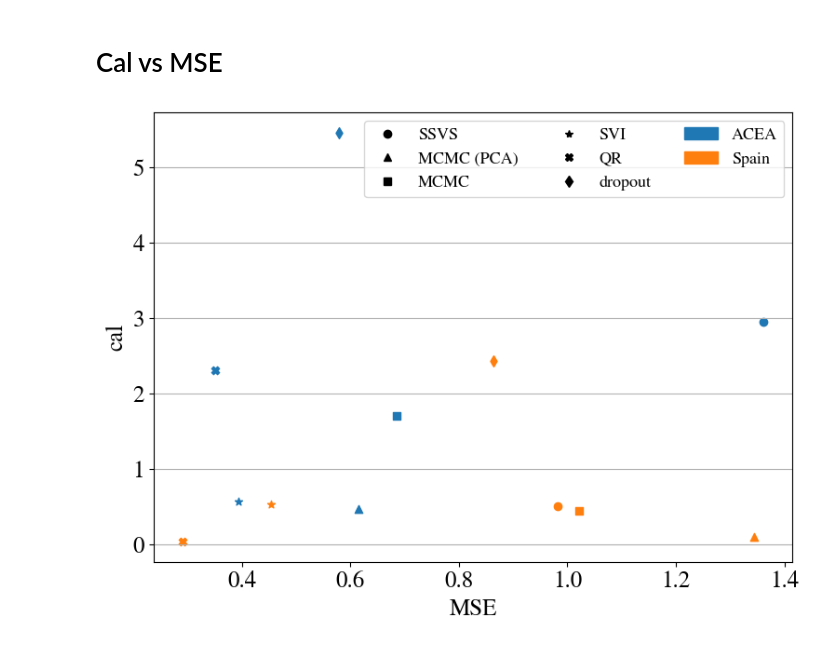
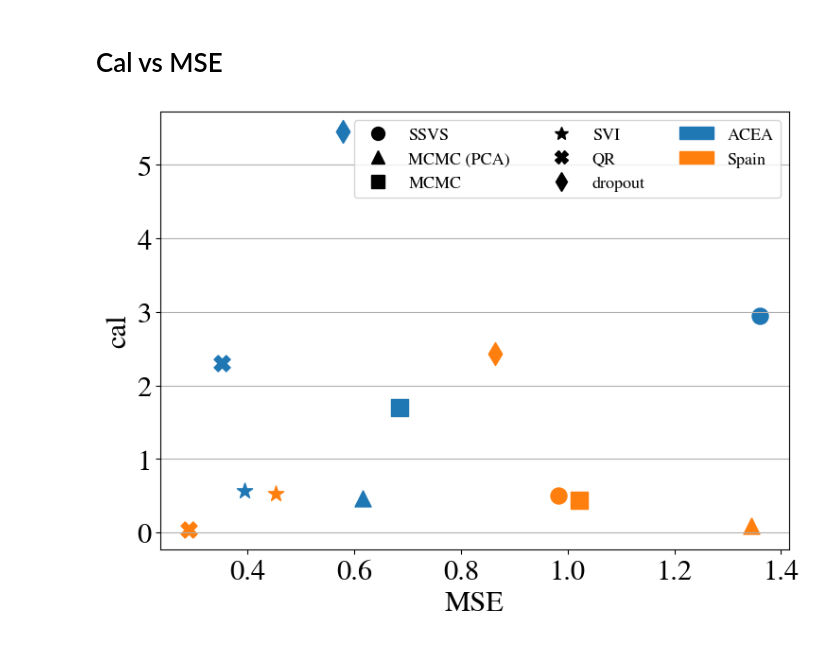
Before and after one commit to MicheleUIT/Probabilistic-load-forecasting-with-Reservoir-Computing, a Jupyter notebook: plots.ipynb, the cells around one changed output. Cells and saved outputs as stored; diff of their text form; code cells hidden in the pictures.

```diff
--- a/plots.ipynb
+++ b/plots.ipynb
@@ -357,14 +393,16 @@ result
 # organize the data
 ys = result.values
 ynames = result.columns
-ymins = ys.min(axis=0)
-ymaxs = ys.max(axis=0)
+# ymin = ys.min(axis=0)
+# ymaxs = ys.max(axis=0)
+ymins = np.array([-0.05066525,  0.15719257, -0.00288734, -1.0694887 ,  0.11797459])
+ymaxs = np.array([ 2.37455273,  3.34700987,  5.90943065, 17.33636337,  0.99890425])
 dys = ymaxs - ymins
 for i in range(len(dys)):
     if dys[i]==0:
         dys[i] = 0.05
-ymins -= dys * 0.2  # add 20% padding below and above
-ymaxs += dys * 0.2
+ymins -= dys * 0.1  # add 20% padding below and above
+ymaxs += dys * 0.1
 dys = ymaxs - ymins
 
 # transform all data to be compatible with the main axis
@@ -421,0 +487,3 @@ plt.show()
+# %%
+data2 = dict(list(data.items())[:2])
+result = pd.DataFrame.from_dict(data2, orient='index', columns=["MSE","mCRPS","cal","width","coverage"])
@@ -421,0 +513,20 @@ plt.show()
+# %%
+# organize the data
+ys = result.values
+ynames = result.columns
+# ymin = ys.min(axis=0)
+# ymaxs = ys.max(axis=0)
+ymins = np.array([-0.05066525,  0.15719257, -0.00288734, -1.0694887 ,  0.11797459])
+ymaxs = np.array([ 2.0936663 ,  3.34700987,  5.90943065, 17.33636337,  0.99890425])
+dys = ymaxs - ymins
+for i in range(len(dys)):
+    if dys[i]==0:
+        dys[i] = 0.05
+ymins -= dys * 0.1  # add 20% padding below and above
+ymaxs += dys * 0.1
+dys = ymaxs - ymins
+
+# transform all data to be compatible with the main axis
+zs = np.zeros_like(ys)
+zs[:, 0] = ys[:, 0]
+zs[:, 1:] = (ys[:, 1:] - ymins[1:]) / dys[1:] * dys[0] + ymins[0]
@@ -463,7 +646,7 @@ import matplotlib.patches as mpatches
 
 matplotlib.rcParams['mathtext.fontset'] = 'stix'
 matplotlib.rcParams['font.family'] = 'STIXGeneral'
-matplotlib.rcParams['font.size'] = 18
+matplotlib.rcParams['font.size'] = 22
 # %%
 labels = ['SSVS','MCMC (PCA)','MCMC','SVI','QR','dropout']
 
@@ -475,28 +658,28 @@ spain_cal = [0.5083413537012437,0.0960364629875618,0.4388813850984182,0.52829848
 # %%
 markers = ['o','^','s','*','X','d']
 
 fig, ax = plt.subplots(figsize=(8,6))
 
 for i in range(len(labels)):
-    plt.scatter(acea_mse[i], acea_cal[i], marker=markers[i], c='tab:blue', alpha=1)
-    plt.scatter(spain_mse[i], spain_cal[i], marker=markers[i], c='tab:orange', alpha=1)
+    plt.scatter(acea_mse[i], acea_cal[i], marker=markers[i], s=150, c='tab:blue', alpha=1)
+    plt.scatter(spain_mse[i], spain_cal[i], marker=markers[i], s=150, c='tab:orange', alpha=1)
 
 
 ax.set_ylabel('cal')
 ax.set_xlabel('MSE')
 ax.yaxis.grid(True)
 
 patches = []
 m_labels = []
 for i in range(len(labels)):
-    patches.append(plt.Line2D([],[], marker=markers[i], c='k', linestyle=''))
+    patches.append(plt.Line2D([],[], marker=markers[i], ms=10, c='k', linestyle=''))
     m_labels.append(labels[i])
 patches.append(mpatches.Patch(color='tab:blue', label='ACEA'))
 patches.append(mpatches.Patch(color='tab:orange', label='Spain'))
 m_labels.append('ACEA')
 m_labels.append('Spain')
 
 plt.legend(handles=patches, labels=m_labels, loc='best', fontsize=13, ncols=3)
 plt.tight_layout()
 # %% [output]
-[figure, old version]
+[figure, new version]
```
Also changed, not shown: parts of 17 cells of this notebook, 2 other files.
